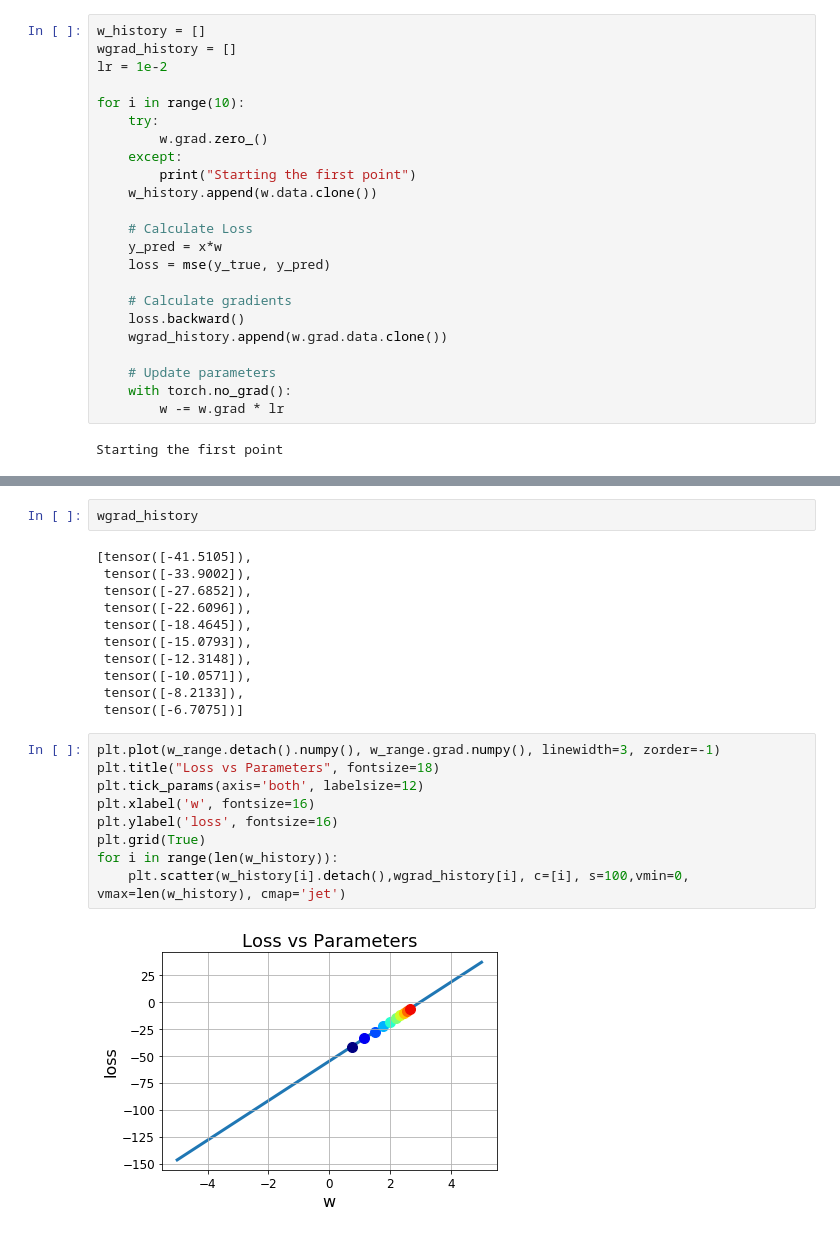
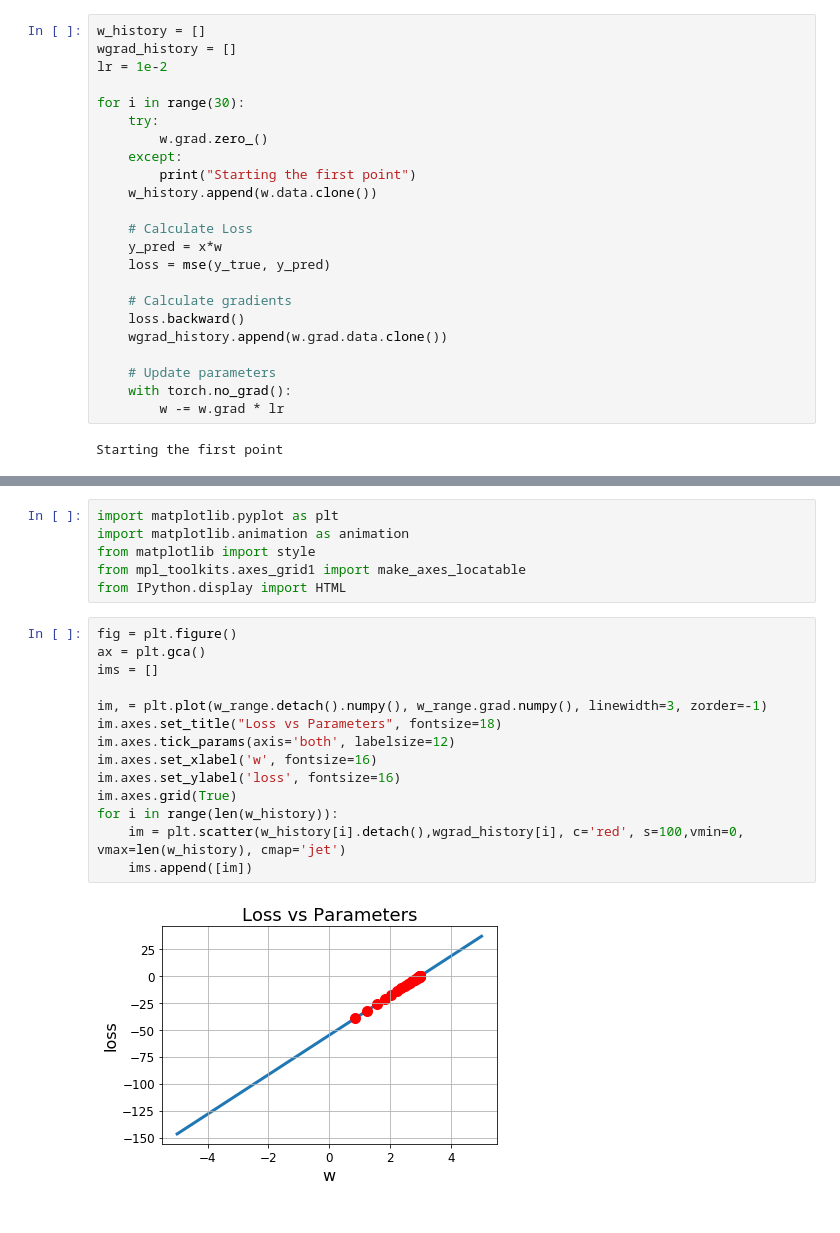
Before and after one commit to KinWaiCheuk/Learning, a Jupyter notebook: GradientDescent/Linear Regression Full version.ipynb, the cells around one changed output, grey strips where cells are left out. Cells and saved outputs as stored; diff of their text form.

Commit message:
Added Animation

```diff
--- a/GradientDescent/Linear Regression Full version.ipynb
+++ b/GradientDescent/Linear Regression Full version.ipynb
@@ -58,7 +58,7 @@ w_history = []
 wgrad_history = []
 lr = 1e-2
 
-for i in range(10):
+for i in range(30):
     try:
         w.grad.zero_()
     except:
@@ -94,24 +81,22 @@ w_history
-# %%
-wgrad_history
-# %% [output]
-[tensor([-41.5105]),
- tensor([-33.9002]),
- tensor([-27.6852]),
- tensor([-22.6096]),
- tensor([-18.4645]),
- tensor([-15.0793]),
- tensor([-12.3148]),
- tensor([-10.0571]),
- tensor([-8.2133]),
- tensor([-6.7075])]
+# %%
+import matplotlib.pyplot as plt
+import matplotlib.animation as animation
+from matplotlib import style
+from mpl_toolkits.axes_grid1 import make_axes_locatable
+from IPython.display import HTML
 # %%
-plt.plot(w_range.detach().numpy(), w_range.grad.numpy(), linewidth=3, zorder=-1)
-plt.title("Loss vs Parameters", fontsize=18)
-plt.tick_params(axis='both', labelsize=12)
-plt.xlabel('w', fontsize=16)
-plt.ylabel('loss', fontsize=16)
-plt.grid(True)
+fig = plt.figure()
+ax = plt.gca()
+ims = []
+
+im, = plt.plot(w_range.detach().numpy(), w_range.grad.numpy(), linewidth=3, zorder=-1)
+im.axes.set_title("Loss vs Parameters", fontsize=18)
+im.axes.tick_params(axis='both', labelsize=12)
+im.axes.set_xlabel('w', fontsize=16)
+im.axes.set_ylabel('loss', fontsize=16)
+im.axes.grid(True)
 for i in range(len(w_history)):
-    plt.scatter(w_history[i].detach(),wgrad_history[i], c=[i], s=100,vmin=0, vmax=len(w_history), cmap='jet')
+    im = plt.scatter(w_history[i].detach(),wgrad_history[i], c='red', s=100,vmin=0, vmax=len(w_history), cmap='jet')
+    ims.append([im])
 # %% [output]
-[figure, old version]
+[figure, new version]
```
Also changed, not shown: parts of 5 cells of this notebook.
